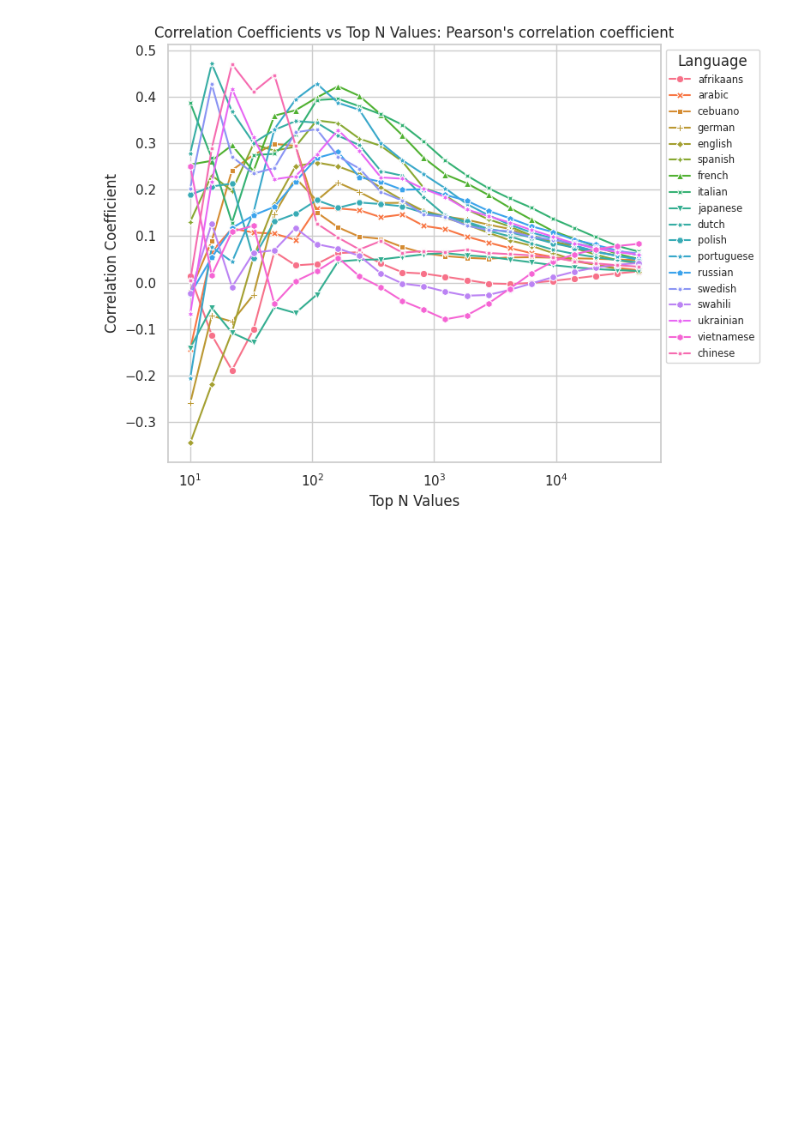
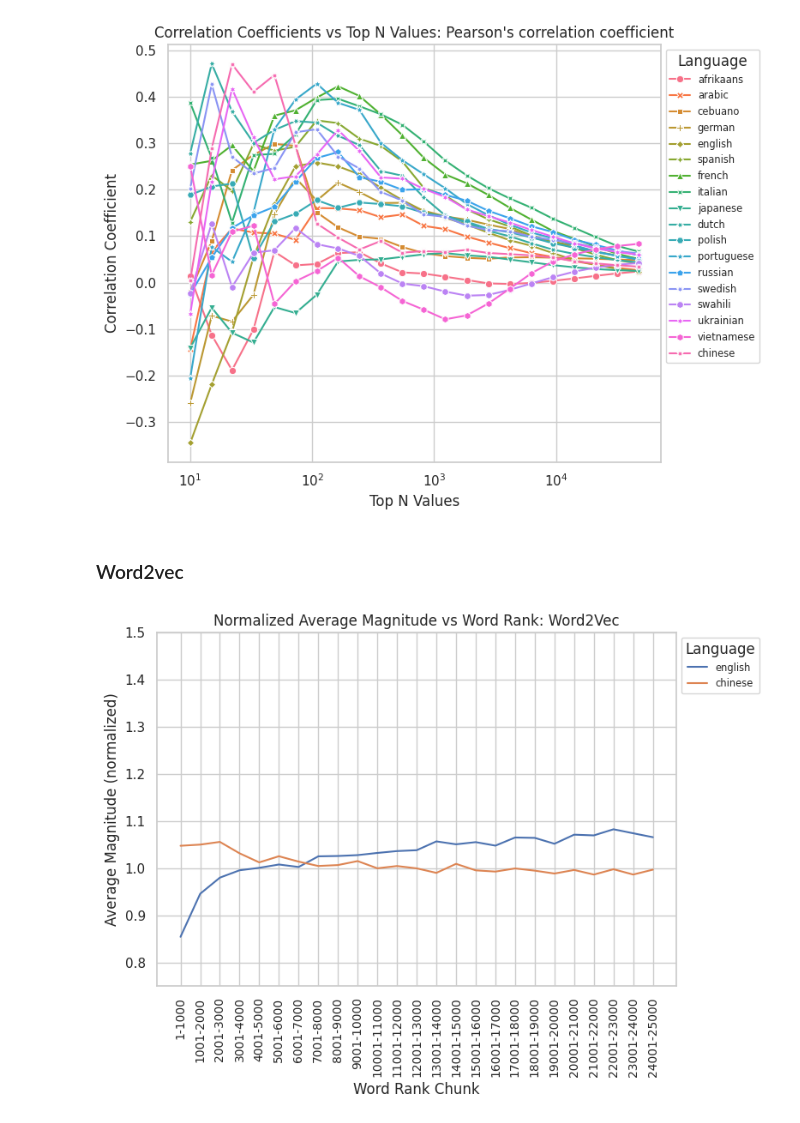
Before and after one commit to harrison-f-stropkay/72-final-project, a Jupyter notebook: analysis.ipynb, the cells around one changed output. Cells and saved outputs as stored; diff of their text form; code cells hidden in the pictures; blank space fills up the shorter version.

```diff
--- a/analysis.ipynb
+++ b/analysis.ipynb
@@ -154,15 +160,17 @@ chinese model already downloaded
 To compare Word2Vec and GloVe embeddings with fastText while holding the language constant.
 # %%
 gensim_dict = {
-    "word2vec": "word2vec-google-news-300",
-    "glove": "glove-wiki-gigaword-300",
-    "fasttext": "fasttext-wiki-news-subwords-300",
+    "english-word2vec": "word2vec-google-news-300",
+    "english-glove": "glove-wiki-gigaword-300",
+    "english-fasttext": "fasttext-wiki-news-subwords-300",
 }
 
-df_english_counts = pd.read_csv("data/counts/english.csv")
 
 for model_name, model_id in gensim_dict.items():
-    output_name = f"data/final/english-{model_name}.csv"
+    language = model_name.split("-")[0]
+    df_counts = pd.read_csv(f"data/counts/{language}.csv")
+
+    output_name = f"data/final/{model_name}.csv"
     if os.path.exists(output_name):
         print(f"{model_name} already collated")
         continue
@@ -177,7 +185,7 @@ for model_name, model_id in gensim_dict.items():
         df_magnitude.append({"word": word, "magnitude": magnitude})
     df_magnitude = pd.DataFrame(df_magnitude)
 
-    df_merged = pd.merge(df_english_counts, df_magnitude, on="word", how="inner")
+    df_merged = pd.merge(df_counts, df_magnitude, on="word", how="inner")
     df_merged["frequency"] = df_merged["count"] / df_merged["count"].sum()
     df_merged["frequency_rank"] = df_merged["frequency"].rank(ascending=False)
     df_merged["magnitude_rank"] = df_merged["magnitude"].rank(ascending=False)
@@ -619,3 +666,61 @@ for correlation_measure in [
 # %% [output]
 [figure]
 [figure]
+# %% [markdown]
+### Word2vec
+# %%
+import pandas as pd
+import matplotlib.pyplot as plt
+import seaborn as sns
+
+
+num_words_per_chunk = 1000
+num_chunks = 25
+
+avg_magnitudes = []
+for language in ["english", "chinese"]:
+    # Read the data for the model
+    df = pd.read_csv(f"data/final/{language}-word2vec.csv")
+    df = df.sort_values("frequency_rank")
+
+    # Normalize magnitudes so the average magnitude of the dataset is 1
+    avg_magnitude_dataset = df["magnitude"].mean()
+    df["magnitude"] = df["magnitude"] / avg_magnitude_dataset
+
+    # Calculate average magnitude for each chunk
+    for i in range(num_chunks):
+        chunk_start = i * num_words_per_chunk
+        chunk_end = chunk_start + num_words_per_chunk
+        chunk = df.iloc[chunk_start:chunk_end]
+        avg_magnitude = chunk["magnitude"].mean()
+
+        avg_magnitudes.append(
+            {
+                "Word Rank Chunk": f"{chunk_start + 1}-{chunk_end}",
+                "Average Magnitude": avg_magnitude,
+                "Language": language,
+            }
+        )
+
+# Plot using Seaborn
+plt.figure(figsize=(8, 6))
+sns.lineplot(
+    data=pd.DataFrame(avg_magnitudes),
+    x="Word Rank Chunk",
+    y="Average Magnitude",
+    hue="Language",
+    # make the x-axis labels more readable, font size smaller
+)
+plt.xticks(rotation=90, fontsize="small")
+plt.xlabel("Word Rank Chunk")
+plt.ylim(0.75, 1.5)
+plt.ylabel("Average Magnitude (normalized)")
+plt.title(f"Normalized Average Magnitude vs Word Rank: Word2Vec")
+plt.legend(
+    loc="upper left", bbox_to_anchor=(1, 1), fontsize="x-small", title="Language"
+)
+plt.grid(True)
+plt.tight_layout()
+plt.show()
+# %% [output]
+[figure, added]
```
Also changed, not shown: parts of 6 cells of this notebook, 2 other files.
